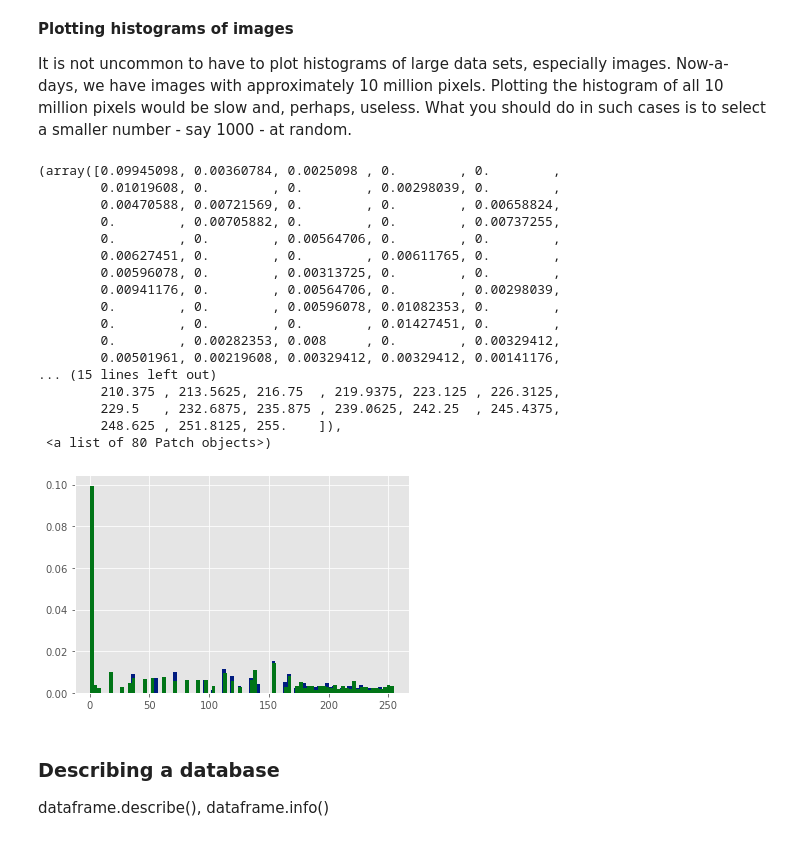
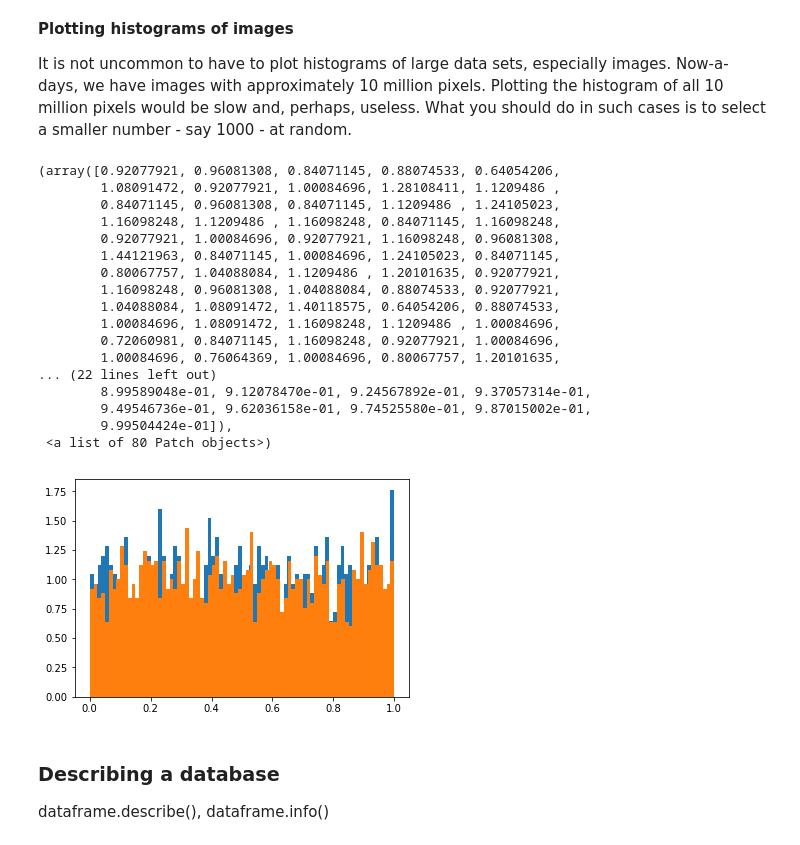
Before and after one commit to arvindnswamy/IntroToPythonForMEstudents, a Jupyter notebook: IntroductionToPython_PandasNumpyScipyMatplotlib.ipynb, the cells around one changed output. Cells and saved outputs as stored; diff of their text form; code cells hidden in the pictures.

```diff
--- a/IntroductionToPython_PandasNumpyScipyMatplotlib.ipynb
+++ b/IntroductionToPython_PandasNumpyScipyMatplotlib.ipynb
@@ -661,34 +661,35 @@ It is not uncommon to have to plot histograms of large data sets, especially ima
 # %%
 nsize1 = 1000
 nsize2 = 2000
 
-rsimg = mpimg.imread('LC08_L1TP_045029_20130525_20170310_01_T1_B2B3B4_EqualHist.TIF')
+#rsimg = mpimg.imread('LC08_L1TP_045029_20130525_20170310_01_T1_B2B3B4_EqualHist.TIF')
+rsimg = np.random.rand(10000000)
 
-plt.hist(np.random.choice(rsimg.flatten(), size=nsize1), bins=80, density=True)
+plt.hist(np.random.choice(rsimg, size=nsize1), bins=80, density=True)
 
-plt.hist(np.random.choice(rsimg.flatten(), size=nsize2), bins=80, density=True)
+plt.hist(np.random.choice(rsimg, size=nsize2), bins=80, density=True)
 
 # The two histograms are almost identical - increasing the number of ransomly chosen samples will not change the
 # shape of the histogram appreciably.
 # %% [output]
-(array([0.09945098, 0.00360784, 0.0025098 , 0.        , 0.        ,
-        0.01019608, 0.        , 0.        , 0.00298039, 0.        ,
-        0.00470588, 0.00721569, 0.        , 0.        , 0.00658824,
-        0.        , 0.00705882, 0.        , 0.        , 0.00737255,
-        0.        , 0.        , 0.00564706, 0.        , 0.        ,
-        0.00627451, 0.        , 0.        , 0.00611765, 0.        ,
-        0.00596078, 0.        , 0.00313725, 0.        , 0.        ,
-        0.00941176, 0.        , 0.00564706, 0.        , 0.00298039,
-        0.        , 0.        , 0.00596078, 0.01082353, 0.        ,
-        0.        , 0.        , 0.        , 0.01427451, 0.        ,
-        0.        , 0.00282353, 0.008     , 0.        , 0.00329412,
-        0.00501961, 0.00219608, 0.00329412, 0.00329412, 0.00141176,
-... (15 lines left out)
-        210.375 , 213.5625, 216.75  , 219.9375, 223.125 , 226.3125,
-        229.5   , 232.6875, 235.875 , 239.0625, 242.25  , 245.4375,
-        248.625 , 251.8125, 255.    ]),
+(array([0.92077921, 0.96081308, 0.84071145, 0.88074533, 0.64054206,
+        1.08091472, 0.92077921, 1.00084696, 1.28108411, 1.1209486 ,
+        0.84071145, 0.96081308, 0.84071145, 1.1209486 , 1.24105023,
+        1.16098248, 1.1209486 , 1.16098248, 0.84071145, 1.16098248,
+        0.92077921, 1.00084696, 0.92077921, 1.16098248, 0.96081308,
+        1.44121963, 0.84071145, 1.00084696, 1.24105023, 0.84071145,
+        0.80067757, 1.04088084, 1.1209486 , 1.20101635, 0.92077921,
+        1.16098248, 0.96081308, 1.04088084, 0.88074533, 0.92077921,
+        1.04088084, 1.08091472, 1.40118575, 0.64054206, 0.88074533,
+        1.00084696, 1.08091472, 1.16098248, 1.1209486 , 1.00084696,
+        0.72060981, 0.84071145, 1.16098248, 0.92077921, 1.00084696,
+        1.00084696, 0.76064369, 1.00084696, 0.80067757, 1.20101635,
+... (22 lines left out)
+        8.99589048e-01, 9.12078470e-01, 9.24567892e-01, 9.37057314e-01,
+        9.49546736e-01, 9.62036158e-01, 9.74525580e-01, 9.87015002e-01,
+        9.99504424e-01]),
  <a list of 80 Patch objects>)
-[figure, old version]
+[figure, new version]
 # %% [markdown]
 ### **Describing a database**
 
```
Also changed, not shown: 2 other files.
